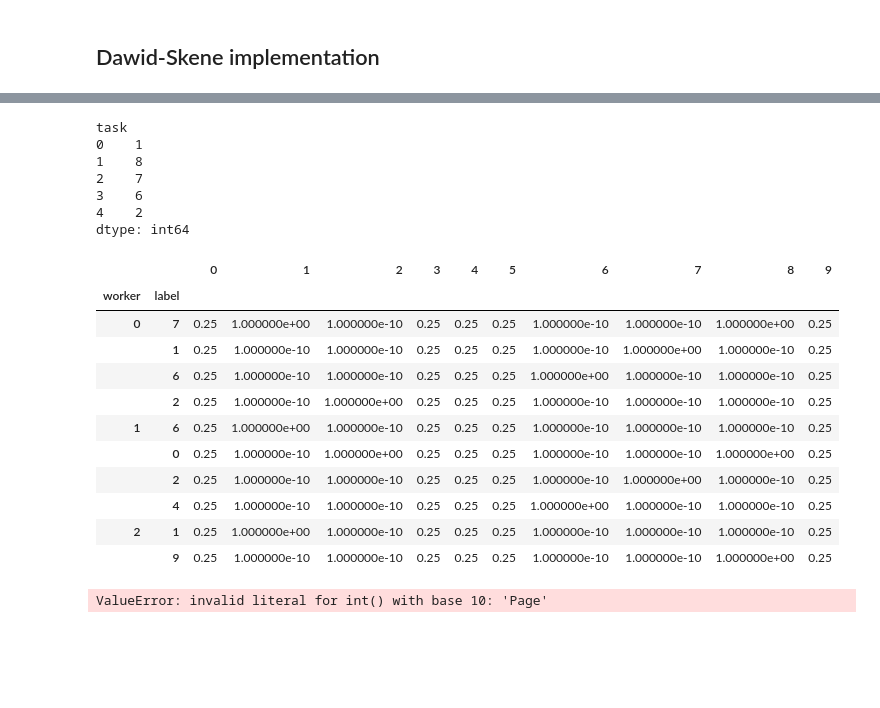
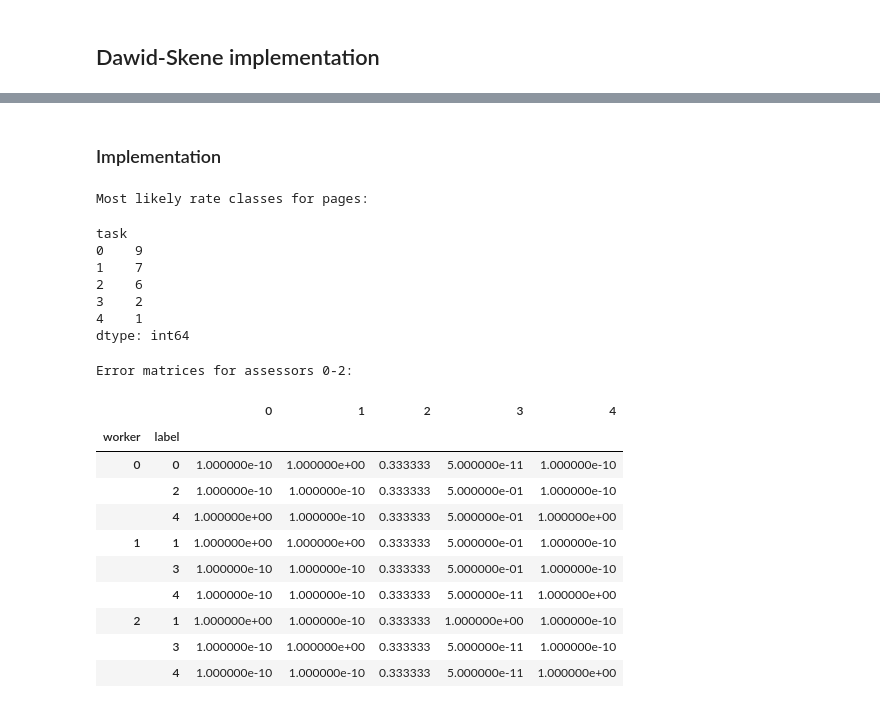
Before and after one commit to Ali-AliAli-Ali/ML_homeworks_magistracy, a Jupyter notebook: 3_crowdsource.ipynb, the cells around one changed output, grey strips where cells are left out. Saved outputs shown, nothing was run; the diff lists cells and outputs as text; code cells hidden in the pictures; blank space fills up the shorter version.

```diff
--- a/3_crowdsource.ipynb
+++ b/3_crowdsource.ipynb
@@ -124,6 +221,7 @@ rates_histplot_pages(rates)
 np.random.seed(42)
 
 rates = pd.concat((rates,
-                   generate_rates(n_pages, n_bad_assessors, np.random.normal, 0.5, 0.1)))
-rates_histplot_pages(rates)
+                   generate_rates(n_pages, n_weak_assessors, np.random.normal, 0.5, 0.1)))
+comment_weak = "good and weak assessors"
+rates_histplot_pages(rates, comment=comment_weak)
 # %% [output]
@@ -156,7 +269,7 @@ def discretize_rates(rates: pd.DataFrame,
             right=True,
             include_lowest=True,
             labels=range(n_bins)
-        )
+        ).astype(int)
     return rates_discrete
 # %%
 rates_discrete = discretize_rates(rates, n_bins=10)
@@ -179,8 +292,10 @@ rates.head(4)
 rates_longed_list = []
 for assess_id, assess_rates in rates_discrete.iterrows():
     for page_id, page_name in enumerate(rates_discrete.columns):
-        rates_longed_list.append({"worker": assess_id,
-                                  "task": page_id,
-                                  "label": assess_rates[page_name]})
+        rates_longed_list.append({
+            "worker": assess_id,
+            "task":   page_id,
+            "label":  assess_rates[page_name]
+        })
 
 rates_longed = pd.DataFrame(rates_longed_list)
@@ -187,38 +316,36 @@ rates_longed = pd.DataFrame(rates_longed_list)
+# %% [markdown]
+### Implementation
 # %%
 dawid_skene = DawidSkene(n_iter=100)
-dawid_skene.fit(rates_longed)
+predictions = dawid_skene.fit_predict(rates_longed)
 
 aggregated_labels = dawid_skene.probas_.idxmax(axis=1)
 assessor_errors = dawid_skene.errors_
 # %%
+print("Most likely rate classes for pages:")
 aggregated_labels
 # %% [output]
-task
-0    1
-1    8
-2    7
-3    6
-4    2
-dtype: int64
+Most likely rate classes for pages:
+task
+0    9
+1    7
+2    6
+3    2
+4    1
+dtype: int64
 # %%
-assessor_errors.head(10)
+print(f"Error matrices for assessors 0-2:")
+assessor_errors.loc[:2].sort_index()
 # %% [output]
+Error matrices for assessors 0-2:
-|  |  | 0 | 1 | 2 | 3 | 4 | 5 | 6 | 7 | 8 | 9 |
-| worker | label |  |  |  |  |  |  |  |  |  |  |
-| 0 | 7 | 0.25 | 1.000000e+00 | 1.000000e-10 | 0.25 | 0.25 | 0.25 | 1.000000e-10 | 1.000000e-10 | 1.000000e+00 | 0.25 |
-|  | 1 | 0.25 | 1.000000e-10 | 1.000000e-10 | 0.25 | 0.25 | 0.25 | 1.000000e-10 | 1.000000e+00 | 1.000000e-10 | 0.25 |
-|  | 6 | 0.25 | 1.000000e-10 | 1.000000e-10 | 0.25 | 0.25 | 0.25 | 1.000000e+00 | 1.000000e-10 | 1.000000e-10 | 0.25 |
-|  | 2 | 0.25 | 1.000000e-10 | 1.000000e+00 | 0.25 | 0.25 | 0.25 | 1.000000e-10 | 1.000000e-10 | 1.000000e-10 | 0.25 |
-| 1 | 6 | 0.25 | 1.000000e+00 | 1.000000e-10 | 0.25 | 0.25 | 0.25 | 1.000000e-10 | 1.000000e-10 | 1.000000e-10 | 0.25 |
-|  | 0 | 0.25 | 1.000000e-10 | 1.000000e+00 | 0.25 | 0.25 | 0.25 | 1.000000e-10 | 1.000000e-10 | 1.000000e+00 | 0.25 |
-|  | 2 | 0.25 | 1.000000e-10 | 1.000000e-10 | 0.25 | 0.25 | 0.25 | 1.000000e-10 | 1.000000e+00 | 1.000000e-10 | 0.25 |
-|  | 4 | 0.25 | 1.000000e-10 | 1.000000e-10 | 0.25 | 0.25 | 0.25 | 1.000000e+00 | 1.000000e-10 | 1.000000e-10 | 0.25 |
-| 2 | 1 | 0.25 | 1.000000e+00 | 1.000000e-10 | 0.25 | 0.25 | 0.25 | 1.000000e-10 | 1.000000e-10 | 1.000000e-10 | 0.25 |
-|  | 9 | 0.25 | 1.000000e-10 | 1.000000e-10 | 0.25 | 0.25 | 0.25 | 1.000000e-10 | 1.000000e-10 | 1.000000e+00 | 0.25 |
+|  |  | 0 | 1 | 2 | 3 | 4 |
+| worker | label |  |  |  |  |  |
+| 0 | 0 | 1.000000e-10 | 1.000000e+00 | 0.333333 | 5.000000e-11 | 1.000000e-10 |
+|  | 2 | 1.000000e-10 | 1.000000e-10 | 0.333333 | 5.000000e-01 | 1.000000e-10 |
+|  | 4 | 1.000000e+00 | 1.000000e-10 | 0.333333 | 5.000000e-01 | 1.000000e+00 |
+| 1 | 1 | 1.000000e+00 | 1.000000e+00 | 0.333333 | 5.000000e-01 | 1.000000e-10 |
+|  | 3 | 1.000000e-10 | 1.000000e-10 | 0.333333 | 5.000000e-01 | 1.000000e-10 |
+|  | 4 | 1.000000e-10 | 1.000000e-10 | 0.333333 | 5.000000e-11 | 1.000000e+00 |
+| 2 | 1 | 1.000000e+00 | 1.000000e-10 | 0.333333 | 1.000000e+00 | 1.000000e-10 |
+|  | 3 | 1.000000e-10 | 1.000000e+00 | 0.333333 | 5.000000e-11 | 1.000000e-10 |
+|  | 4 | 1.000000e-10 | 1.000000e-10 | 0.333333 | 5.000000e-11 | 1.000000e+00 |
-# %%
-for page_name in rates_discrete.columns:
-    print(f"Error matrix for assessor {assessor}:")
-    print(assessor_errors[int(assessor.split('_')[1]) - 1])
-    print("\n" + "-"*50 + "\n")
-# %% [output]
-ValueError: invalid literal for int() with base 10: 'Page'
```
Also changed, not shown: parts of 36 cells of this notebook, 1 other file.
